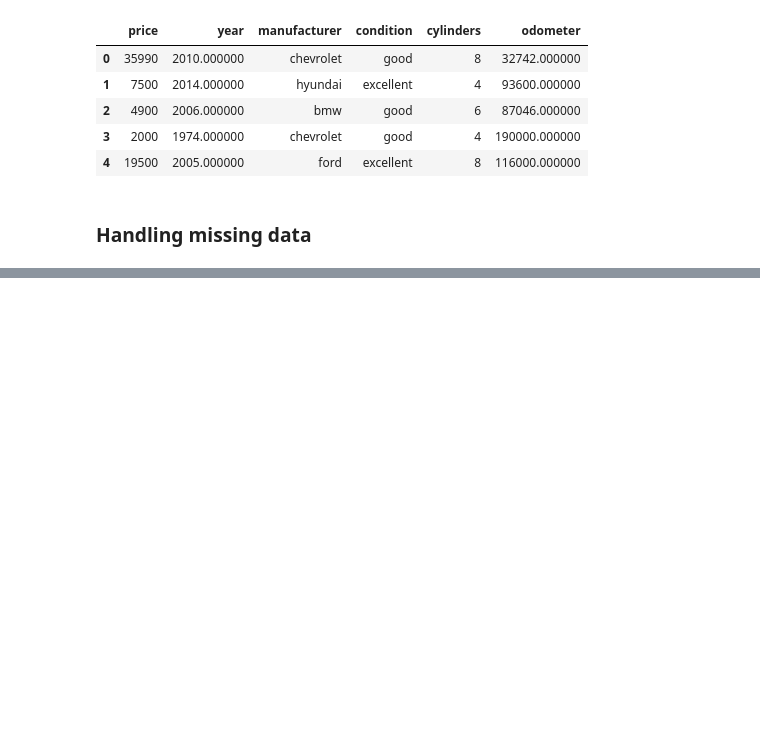
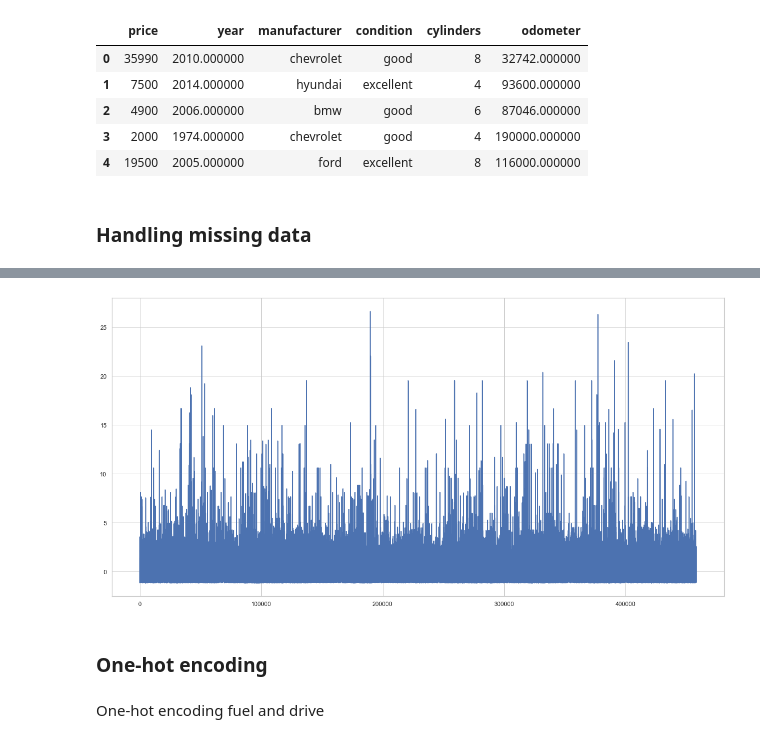
Before and after one commit to ulmii/machine-learning, a Jupyter notebook: data_processing.ipynb, the cells around one changed output, grey strips where cells are left out. Drawn from its saved outputs; the diff is of its cells as text; code cells hidden in the pictures; blank space fills up the shorter version.

```diff
--- a/data_processing.ipynb
+++ b/data_processing.ipynb
@@ -613,0 +845,15 @@ plt.xlim(-10000, 120000)
+# %%
+min_max_scaler = preprocessing.StandardScaler()
+prices_scaled = min_max_scaler.fit_transform(prices.reshape(-1, 1))
+
+veh = new_veh.copy()
+veh['price'] = prices_scaled
+
+veh.price.plot()
+plt.show()
+# %% [output]
+[figure, added]
+# %% [markdown]
+### One-hot encoding
+# %% [markdown]
+One-hot encoding fuel and drive
```
Also changed, not shown: parts of 40 cells of this notebook.
